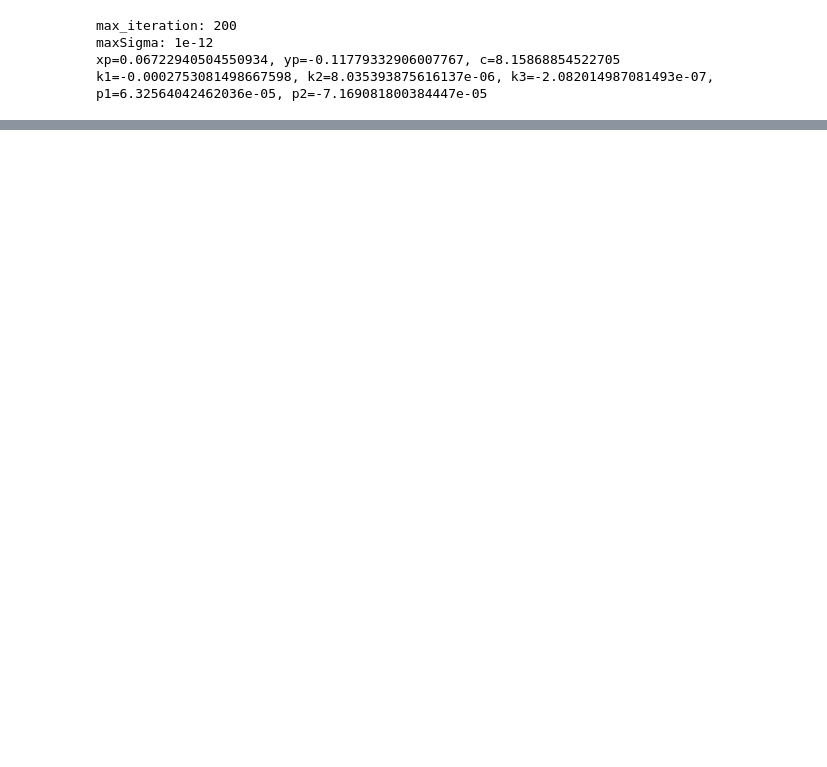
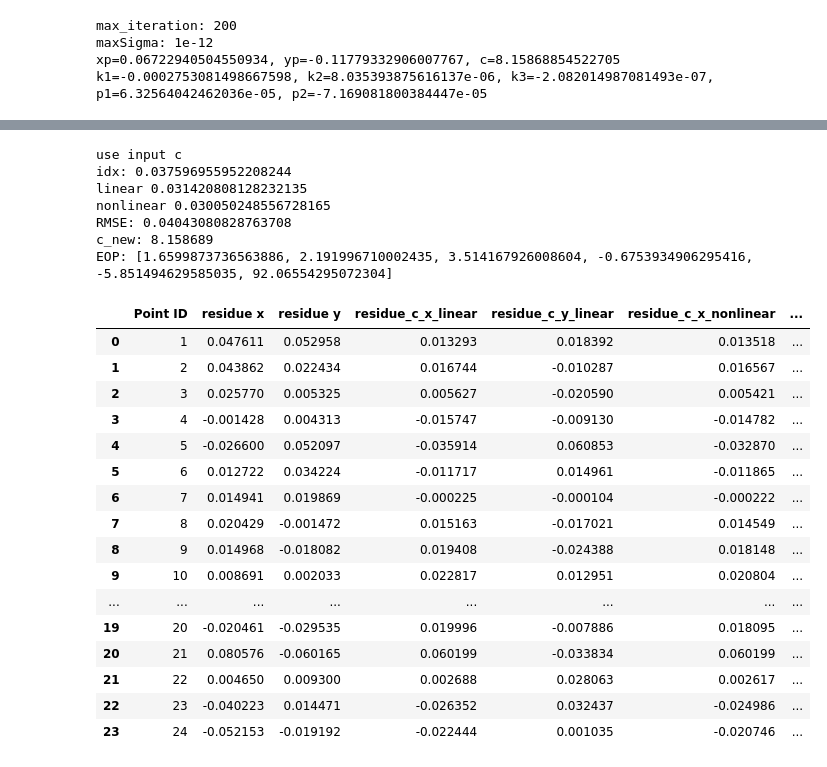
Before and after one commit to Enderrrr-TW/Purdue_every_life, a Jupyter notebook: photogrammetry/single_photo_resection_quaternion.ipynb, the cells around one changed output, grey strips where cells are left out. Drawn from its saved outputs; the diff is of its cells as text; code cells hidden in the pictures; blank space fills up the shorter version.

```diff
--- a/photogrammetry/single_photo_resection_quaternion.ipynb
+++ b/photogrammetry/single_photo_resection_quaternion.ipynb
@@ -212,0 +290,31 @@ get_EOP(X_gcp,Y_gcp,xy_img_09)
+# %%
+RMSE_10, EOP_10, df_res_10,c_new_10=get_EOP(X_gcp,Y_gcp,xy_img_10)
+print('RMSE:', RMSE_10)
+print('c_new:', c_new_10)
+print("EOP:", EOP_10)
+df_res_10
+# %% [output]
+use input c
+idx: 0.037596955952208244
+linear 0.031420808128232135
+nonlinear 0.030050248556728165
+RMSE: 0.04043080828763708
+c_new: 8.158689
+EOP: [1.6599873736563886, 2.191996710002435, 3.514167926008604, -0.6753934906295416, -5.851494629585035, 92.06554295072304]
+|  | Point ID | residue x | residue y | residue_c_x_linear | residue_c_y_linear | residue_c_x_nonlinear | ... |
+| 0 | 1 | 0.047611 | 0.052958 | 0.013293 | 0.018392 | 0.013518 | ... |
+| 1 | 2 | 0.043862 | 0.022434 | 0.016744 | -0.010287 | 0.016567 | ... |
+| 2 | 3 | 0.025770 | 0.005325 | 0.005627 | -0.020590 | 0.005421 | ... |
+| 3 | 4 | -0.001428 | 0.004313 | -0.015747 | -0.009130 | -0.014782 | ... |
+| 4 | 5 | -0.026600 | 0.052097 | -0.035914 | 0.060853 | -0.032870 | ... |
+| 5 | 6 | 0.012722 | 0.034224 | -0.011717 | 0.014961 | -0.011865 | ... |
+| 6 | 7 | 0.014941 | 0.019869 | -0.000225 | -0.000104 | -0.000222 | ... |
+| 7 | 8 | 0.020429 | -0.001472 | 0.015163 | -0.017021 | 0.014549 | ... |
+| 8 | 9 | 0.014968 | -0.018082 | 0.019408 | -0.024388 | 0.018148 | ... |
+| 9 | 10 | 0.008691 | 0.002033 | 0.022817 | 0.012951 | 0.020804 | ... |
+| ... | ... | ... | ... | ... | ... | ... | ... |
+| 19 | 20 | -0.020461 | -0.029535 | 0.019996 | -0.007886 | 0.018095 | ... |
+| 20 | 21 | 0.080576 | -0.060165 | 0.060199 | -0.033834 | 0.060199 | ... |
+| 21 | 22 | 0.004650 | 0.009300 | 0.002688 | 0.028063 | 0.002617 | ... |
+| 22 | 23 | -0.040223 | 0.014471 | -0.026352 | 0.032437 | -0.024986 | ... |
+| 23 | 24 | -0.052153 | -0.019192 | -0.022444 | 0.001035 | -0.020746 | ... |
```
Also changed, not shown: parts of 5 cells of this notebook.
